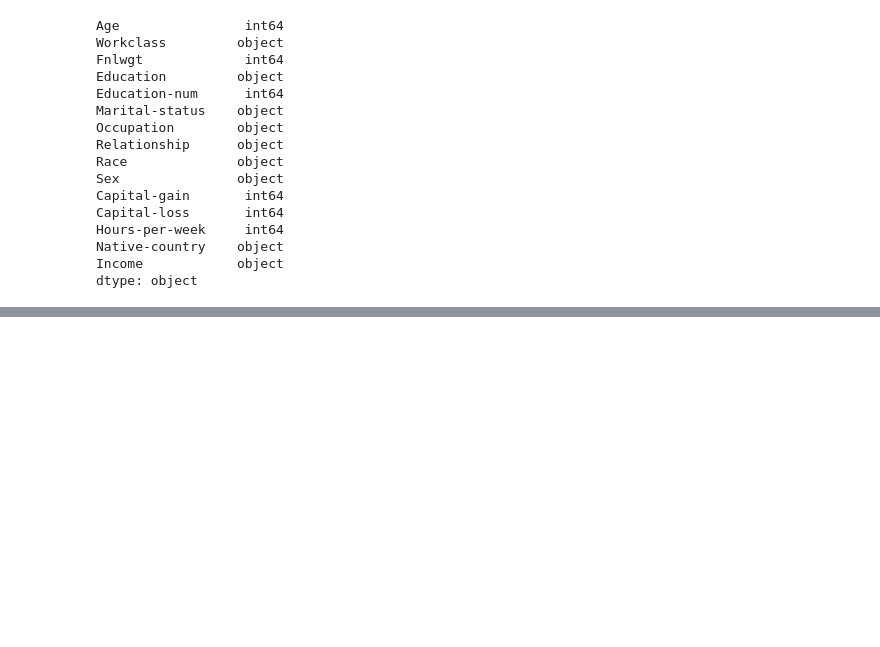
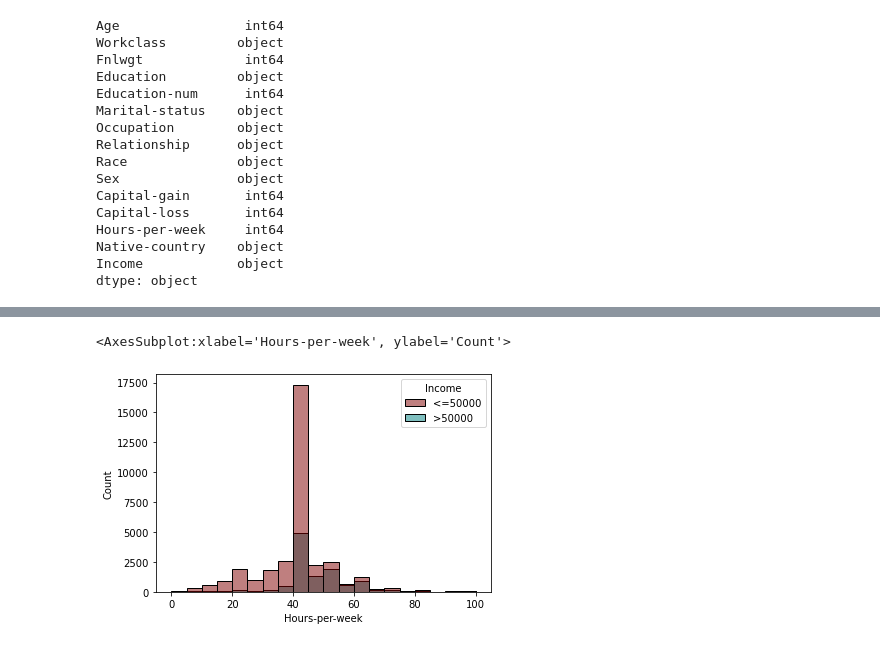
Before and after one commit to MattSchaefer24/machine-learning, a Jupyter notebook: EDA_Final.ipynb, the cells around one changed output, grey strips where cells are left out. Saved outputs shown, nothing was run; the diff lists cells and outputs as text; code cells hidden in the pictures; blank space fills up the shorter version.

```diff
--- a/EDA_Final.ipynb
+++ b/EDA_Final.ipynb
@@ -130,0 +135,5 @@ sns.countplot(y = 'Sex', data = df, hue = 'Income', palette= defaultPalette)
+# %%
+sns.histplot(x = 'Hours-per-week', data = df, binwidth = 5, hue = 'Income', palette = defaultPalette, binrange = (0,100))
+# %% [output]
+<AxesSubplot:xlabel='Hours-per-week', ylabel='Count'>
+[figure, added]
```
Also changed, not shown: parts of 14 cells of this notebook, 4 other files.
